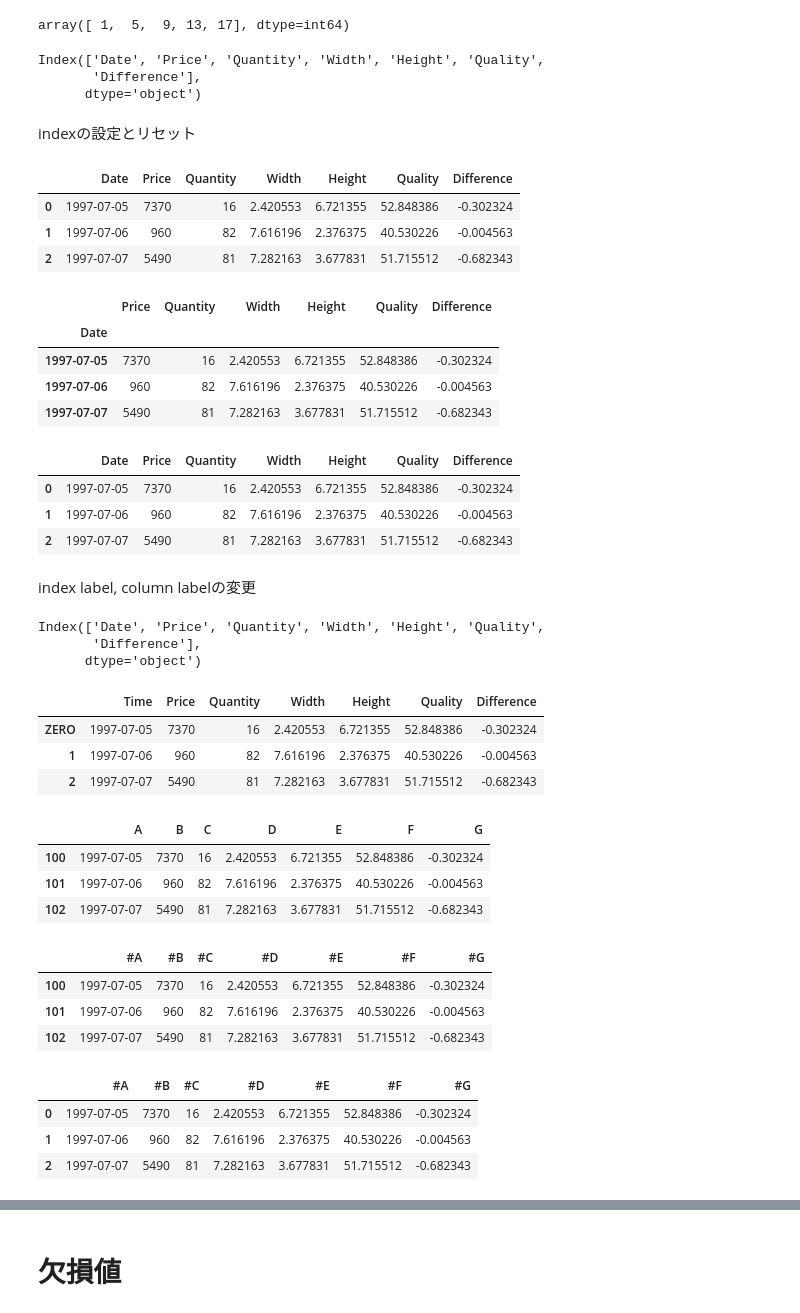
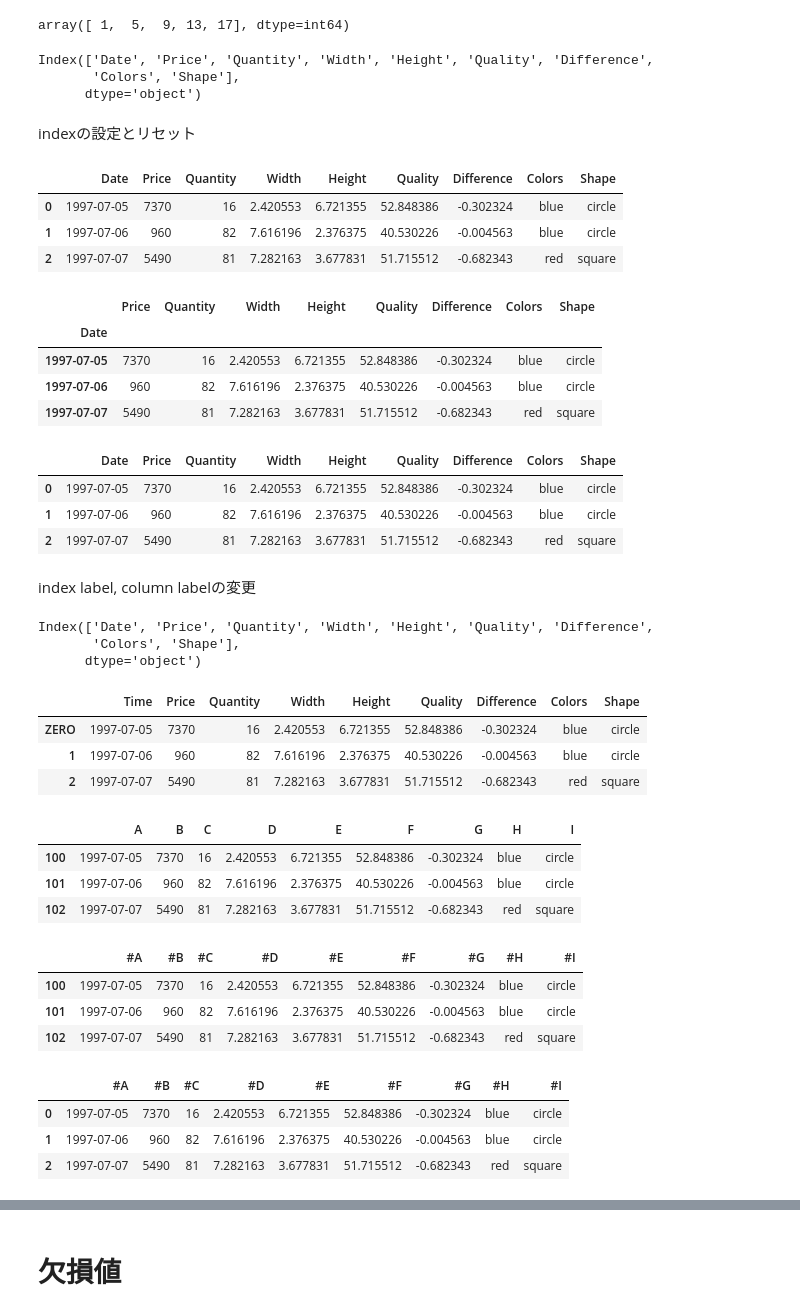
Before and after one commit to arata234/DataScience, a Jupyter notebook: pandas_practice/basic_dataframe.ipynb, the cells around one changed output, grey strips where cells are left out. Cells and saved outputs as stored; diff of their text form; code cells hidden in the pictures.

```diff
--- a/pandas_practice/basic_dataframe.ipynb
+++ b/pandas_practice/basic_dataframe.ipynb
@@ -187,7 +187,7 @@ Name: Date, Length: 100, dtype: datetime64[ns]
 # %% [markdown]
 Series, DataFrameを結合
 # %%
-df = pd.concat([sr_date, sr_price, sr_quantity, df_wh, df_quality, df_difference], axis=1)
+df = pd.concat([sr_date, sr_price, sr_quantity, df_wh, df_quality, df_difference, df_cs], axis=1)
 # %%
 df.sample(3)
 # %% [output]
@@ -435,78 +436,78 @@ array([ 1,  5,  9, 13, 17], dtype=int64)
 # %%
 df.columns
 # %% [output]
-Index(['Date', 'Price', 'Quantity', 'Width', 'Height', 'Quality',
-       'Difference'],
+Index(['Date', 'Price', 'Quantity', 'Width', 'Height', 'Quality', 'Difference',
+       'Colors', 'Shape'],
       dtype='object')
 # %% [markdown]
 indexの設定とリセット
 # %%
 df.head(3)
 # %% [output]
-|  | Date | Price | Quantity | Width | Height | Quality | Difference |
-| 0 | 1997-07-05 | 7370 | 16 | 2.420553 | 6.721355 | 52.848386 | -0.302324 |
-| 1 | 1997-07-06 | 960 | 82 | 7.616196 | 2.376375 | 40.530226 | -0.004563 |
-| 2 | 1997-07-07 | 5490 | 81 | 7.282163 | 3.677831 | 51.715512 | -0.682343 |
+|  | Date | Price | Quantity | Width | Height | Quality | Difference | Colors | Shape |
+| 0 | 1997-07-05 | 7370 | 16 | 2.420553 | 6.721355 | 52.848386 | -0.302324 | blue | circle |
+| 1 | 1997-07-06 | 960 | 82 | 7.616196 | 2.376375 | 40.530226 | -0.004563 | blue | circle |
+| 2 | 1997-07-07 | 5490 | 81 | 7.282163 | 3.677831 | 51.715512 | -0.682343 | red | square |
 # %%
 # カラムの一つをindexに設定する
 df.set_index("Date", inplace=True)
 # %%
 df.head(3)
 # %% [output]
-|  | Price | Quantity | Width | Height | Quality | Difference |
-| Date |  |  |  |  |  |  |
-| 1997-07-05 | 7370 | 16 | 2.420553 | 6.721355 | 52.848386 | -0.302324 |
-| 1997-07-06 | 960 | 82 | 7.616196 | 2.376375 | 40.530226 | -0.004563 |
-| 1997-07-07 | 5490 | 81 | 7.282163 | 3.677831 | 51.715512 | -0.682343 |
+|  | Price | Quantity | Width | Height | Quality | Difference | Colors | Shape |
+| Date |  |  |  |  |  |  |  |  |
+| 1997-07-05 | 7370 | 16 | 2.420553 | 6.721355 | 52.848386 | -0.302324 | blue | circle |
+| 1997-07-06 | 960 | 82 | 7.616196 | 2.376375 | 40.530226 | -0.004563 | blue | circle |
+| 1997-07-07 | 5490 | 81 | 7.282163 | 3.677831 | 51.715512 | -0.682343 | red | square |
 # %%
 df.reset_index(inplace=True)
 df.head(3)
 # %% [output]
-|  | Date | Price | Quantity | Width | Height | Quality | Difference |
-| 0 | 1997-07-05 | 7370 | 16 | 2.420553 | 6.721355 | 52.848386 | -0.302324 |
-| 1 | 1997-07-06 | 960 | 82 | 7.616196 | 2.376375 | 40.530226 | -0.004563 |
-| 2 | 1997-07-07 | 5490 | 81 | 7.282163 | 3.677831 | 51.715512 | -0.682343 |
+|  | Date | Price | Quantity | Width | Height | Quality | Difference | Colors | Shape |
+| 0 | 1997-07-05 | 7370 | 16 | 2.420553 | 6.721355 | 52.848386 | -0.302324 | blue | circle |
+| 1 | 1997-07-06 | 960 | 82 | 7.616196 | 2.376375 | 40.530226 | -0.004563 | blue | circle |
+| 2 | 1997-07-07 | 5490 | 81 | 7.282163 | 3.677831 | 51.715512 | -0.682343 | red | square |
 # %% [markdown]
 index label, column labelの変更
 # %%
 cols = df.columns
 cols
 # %% [output]
-Index(['Date', 'Price', 'Quantity', 'Width', 'Height', 'Quality',
-       'Difference'],
+Index(['Date', 'Price', 'Quantity', 'Width', 'Height', 'Quality', 'Difference',
+       'Colors', 'Shape'],
       dtype='object')
 # %%
 df.rename(index={0: "ZERO"}, columns={"Date": "Time"}).head(3)
 # %% [output]
-|  | Time | Price | Quantity | Width | Height | Quality | Difference |
-| ZERO | 1997-07-05 | 7370 | 16 | 2.420553 | 6.721355 | 52.848386 | -0.302324 |
-| 1 | 1997-07-06 | 960 | 82 | 7.616196 | 2.376375 | 40.530226 | -0.004563 |
-| 2 | 1997-07-07 | 5490 | 81 | 7.282163 | 3.677831 | 51.715512 | -0.682343 |
+|  | Time | Price | Quantity | Width | Height | Quality | Difference | Colors | Shape |
+| ZERO | 1997-07-05 | 7370 | 16 | 2.420553 | 6.721355 | 52.848386 | -0.302324 | blue | circle |
+| 1 | 1997-07-06 | 960 | 82 | 7.616196 | 2.376375 | 40.530226 | -0.004563 | blue | circle |
+| 2 | 1997-07-07 | 5490 | 81 | 7.282163 | 3.677831 | 51.715512 | -0.682343 | red | square |
 # %%
 df.index = np.arange(100, 200)
-df.columns = list("ABCDEFG")
+df.columns = list("ABCDEFGHI")
 df.head(3)
 # %% [output]
-|  | A | B | C | D | E | F | G |
-| 100 | 1997-07-05 | 7370 | 16 | 2.420553 | 6.721355 | 52.848386 | -0.302324 |
-| 101 | 1997-07-06 | 960 | 82 | 7.616196 | 2.376375 | 40.530226 | -0.004563 |
-| 102 | 1997-07-07 | 5490 | 81 | 7.282163 | 3.677831 | 51.715512 | -0.682343 |
+|  | A | B | C | D | E | F | G | H | I |
+| 100 | 1997-07-05 | 7370 | 16 | 2.420553 | 6.721355 | 52.848386 | -0.302324 | blue | circle |
+| 101 | 1997-07-06 | 960 | 82 | 7.616196 | 2.376375 | 40.530226 | -0.004563 | blue | circle |
+| 102 | 1997-07-07 | 5490 | 81 | 7.282163 | 3.677831 | 51.715512 | -0.682343 | red | square |
 # %%
 df = df.add_prefix("#")
 df.head(3)
 # %% [output]
-|  | #A | #B | #C | #D | #E | #F | #G |
-| 100 | 1997-07-05 | 7370 | 16 | 2.420553 | 6.721355 | 52.848386 | -0.302324 |
-| 101 | 1997-07-06 | 960 | 82 | 7.616196 | 2.376375 | 40.530226 | -0.004563 |
-| 102 | 1997-07-07 | 5490 | 81 | 7.282163 | 3.677831 | 51.715512 | -0.682343 |
+|  | #A | #B | #C | #D | #E | #F | #G | #H | #I |
+| 100 | 1997-07-05 | 7370 | 16 | 2.420553 | 6.721355 | 52.848386 | -0.302324 | blue | circle |
+| 101 | 1997-07-06 | 960 | 82 | 7.616196 | 2.376375 | 40.530226 | -0.004563 | blue | circle |
+| 102 | 1997-07-07 | 5490 | 81 | 7.282163 | 3.677831 | 51.715512 | -0.682343 | red | square |
 # %%
 df.reset_index(inplace=True, drop=True)
 df.head(3)
 # %% [output]
-|  | #A | #B | #C | #D | #E | #F | #G |
-| 0 | 1997-07-05 | 7370 | 16 | 2.420553 | 6.721355 | 52.848386 | -0.302324 |
-| 1 | 1997-07-06 | 960 | 82 | 7.616196 | 2.376375 | 40.530226 | -0.004563 |
-| 2 | 1997-07-07 | 5490 | 81 | 7.282163 | 3.677831 | 51.715512 | -0.682343 |
+|  | #A | #B | #C | #D | #E | #F | #G | #H | #I |
+| 0 | 1997-07-05 | 7370 | 16 | 2.420553 | 6.721355 | 52.848386 | -0.302324 | blue | circle |
+| 1 | 1997-07-06 | 960 | 82 | 7.616196 | 2.376375 | 40.530226 | -0.004563 | blue | circle |
+| 2 | 1997-07-07 | 5490 | 81 | 7.282163 | 3.677831 | 51.715512 | -0.682343 | red | square |
 # %%
 df.columns = cols
 df.head(3)
```
Also changed, not shown: parts of 37 cells of this notebook, 5 other files.
